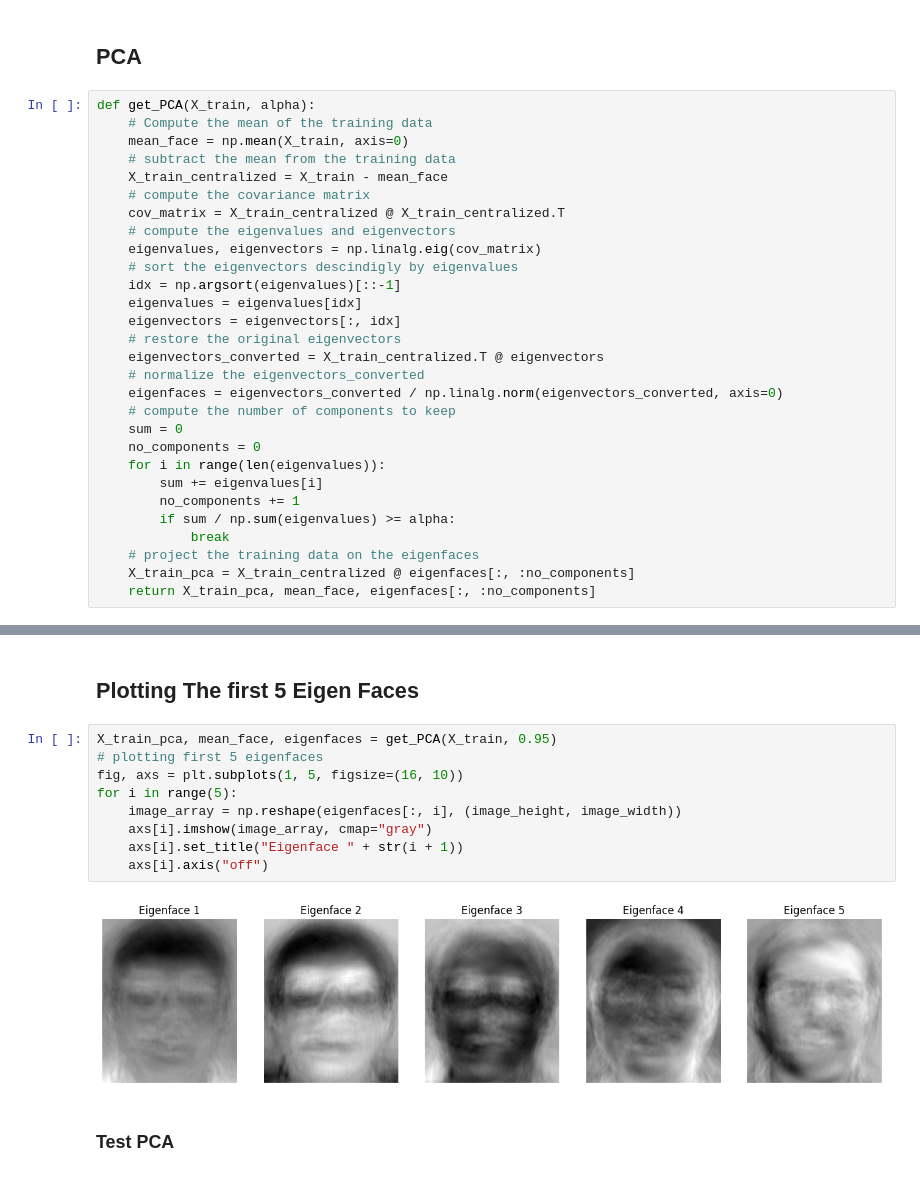
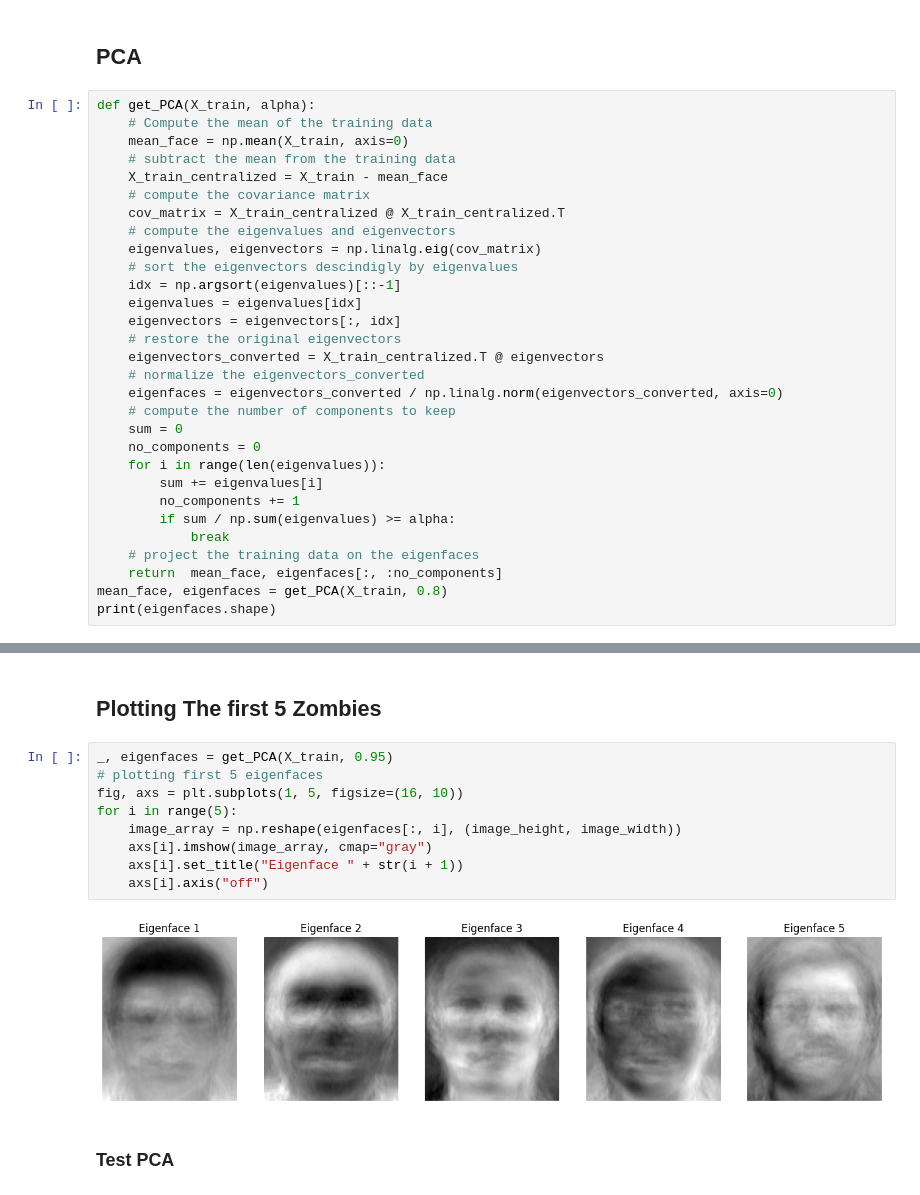
Before and after one commit to ahmedsamir459/Face-Recognition, a Jupyter notebook: PCA_LDA.ipynb, the cells around one changed output, grey strips where cells are left out. Cells and saved outputs as stored; diff of their text form.

```diff
--- a/PCA_LDA.ipynb
+++ b/PCA_LDA.ipynb
@@ -91,5 +105,6 @@ def get_PCA(X_train, alpha):
         if sum / np.sum(eigenvalues) >= alpha:
             break
     # project the training data on the eigenfaces
-    X_train_pca = X_train_centralized @ eigenfaces[:, :no_components]
-    return X_train_pca, mean_face, eigenfaces[:, :no_components]
+    return  mean_face, eigenfaces[:, :no_components]
+mean_face, eigenfaces = get_PCA(X_train, 0.8)
+print(eigenfaces.shape)
@@ -96,16 +122,16 @@ def get_PCA(X_train, alpha):
 # %% [markdown]
-## Plotting The first 5 Eigen Faces
+## Plotting The first 5 Zombies
 # %%
-X_train_pca, mean_face, eigenfaces = get_PCA(X_train, 0.95)
+_, eigenfaces = get_PCA(X_train, 0.95)
 # plotting first 5 eigenfaces
 fig, axs = plt.subplots(1, 5, figsize=(16, 10))
 for i in range(5):
     image_array = np.reshape(eigenfaces[:, i], (image_height, image_width))
     axs[i].imshow(image_array, cmap="gray")
     axs[i].set_title("Eigenface " + str(i + 1))
     axs[i].axis("off")
 # %% [output]
-[figure, old version]
+[figure, new version]
 # %% [markdown]
 ### Test PCA
 # %%
```
Also changed, not shown: parts of 31 cells of this notebook, 4 other files.
